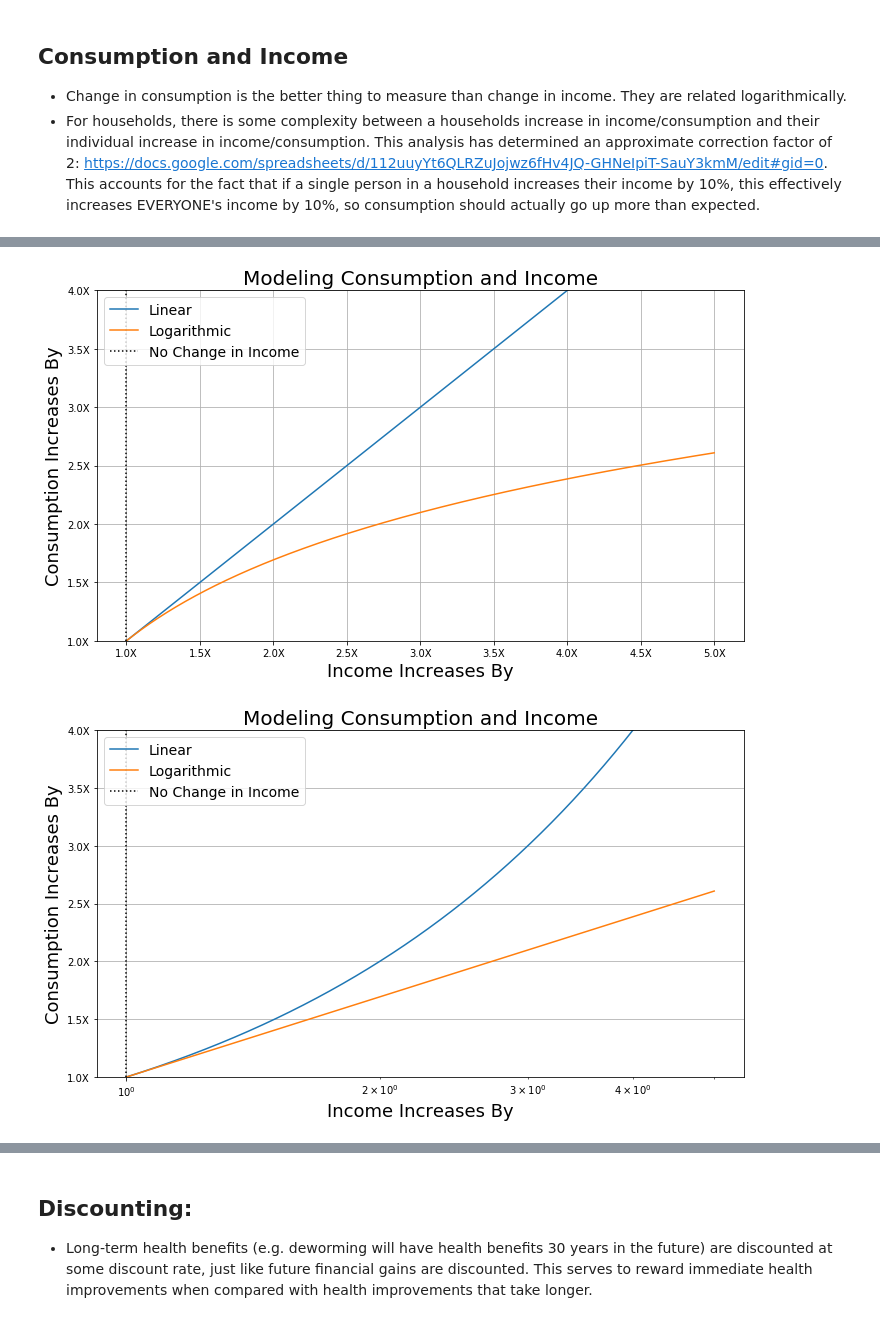
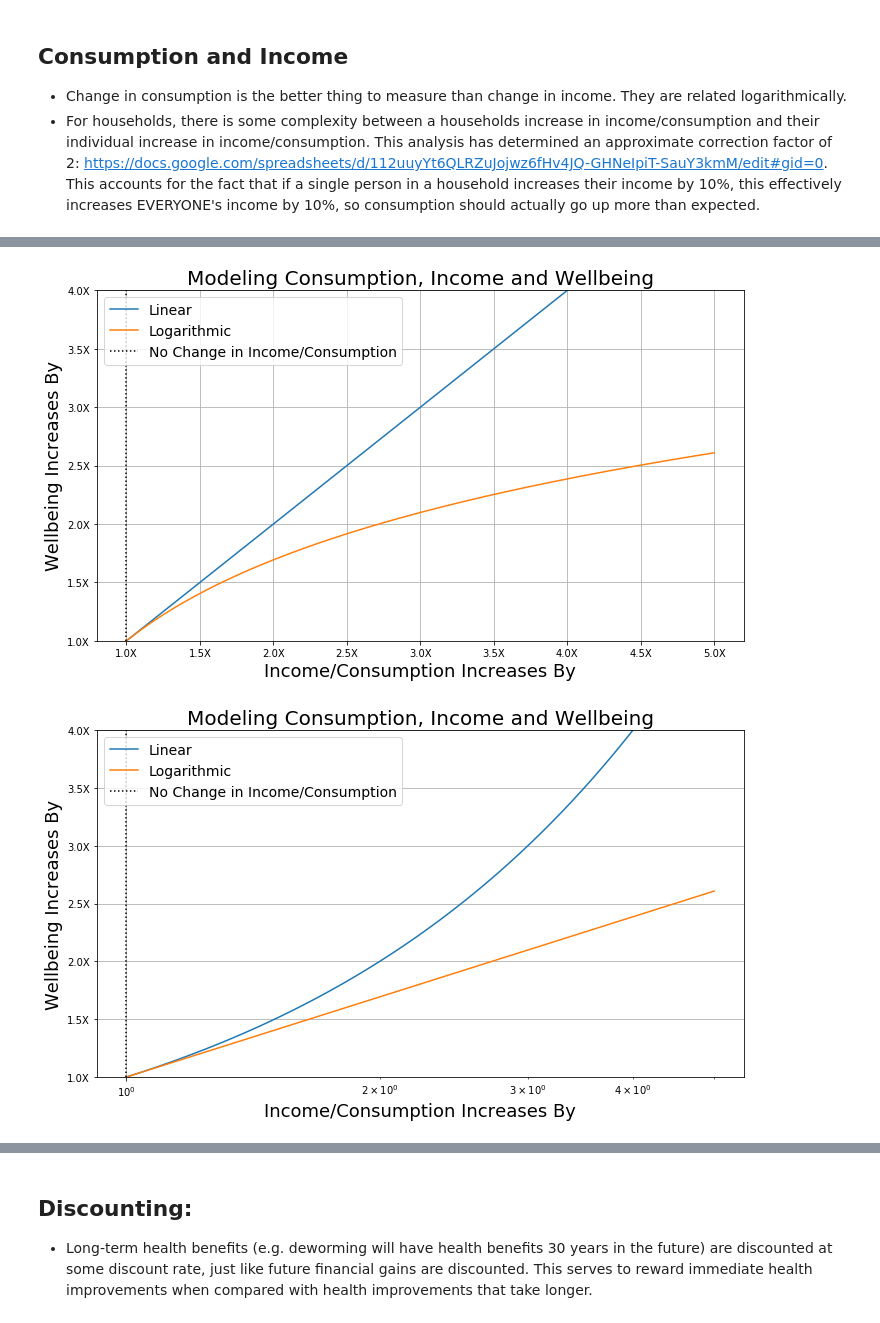
Before and after one commit to robinovitch61/givewell, a Jupyter notebook: draft_notebook.ipynb, the cells around one changed output, grey strips where cells are left out. Saved outputs shown, nothing was run; the diff lists cells and outputs as text; code cells hidden in the pictures.

```diff
--- a/draft_notebook.ipynb
+++ b/draft_notebook.ipynb
@@ -40,0 +77,16 @@ import pandas as pd
+# %%
+with plt.xkcd():
+    fig, ax = plt.subplots(figsize=(10,6))
+    max_x = 5
+    cons = np.linspace(1, max_x, 1000)
+    log_cons = np.log(cons)
+    value = cons
+    ax.set_xscale('log')
+    ax.set_xticks([1, 2, 3, 4])
+    ax.set_xticklabels([None, None, None, None])
+    ax.set_yticklabels([])
+#     ax.get_xaxis().set_major_formatter(matplotlib.ticker.NullFormatter())
+    ax.plot(value, log_cons)
+    ax.set_xlabel('log(consumption)', fontsize=24)
+    ax.set_ylabel('well-being', fontsize=24)
+    ax.set_title("linear returns of log(consumption)", fontsize=28)
@@ -41,5 +95,21 @@ import pandas as pd
+# %%
+with plt.xkcd():
+    fig, ax = plt.subplots(figsize=(10,6))
+    max_x = 5
+    cons = np.linspace(1, max_x, 1000)
+    log_cons = np.log(cons)
+    value = cons
+    ax.set_xscale('log')
+    ax.set_xticks([1, 2, 3, 4])
+    ax.set_xticklabels([None, None, None, None])
+    ax.set_yticklabels([])
+#     ax.get_xaxis().set_major_formatter(matplotlib.ticker.NullFormatter())
+    ax.plot(value, log_cons)
+    ax.set_xlabel('log(consumption)', fontsize=24)
+    ax.set_ylabel('well-being', fontsize=24)
+    ax.set_title("linear returns of log(consumption)", fontsize=28)
 # %%
-def plot_consumption_income(linlog=False):
+def plot_wellbeing(linlog=False):
     max_x = 5
     x = np.linspace(1, max_x, 1000)
     y_linear = x
@@ -47,12 +117,12 @@ def plot_consumption_income(linlog=False):
 
     fig, ax = plt.subplots(figsize=(10,6))
     ax.set_title("Modeling Consumption, Income and Wellbeing", fontsize=20)
-    ax.set_xlabel("Income Increases By", fontsize=18)
-    ax.set_ylabel("Consumption Increases By", fontsize=18)
+    ax.set_xlabel("Income/Consumption Increases By", fontsize=18)
+    ax.set_ylabel("Wellbeing Increases By", fontsize=18)
 
     ax.plot(x, y_linear, label="Linear")
     ax.plot(x, y_log, label="Logarithmic")
-    ax.axvline(1, color="k", ls=":", label="No Change in Income")
+    ax.axvline(1, color="k", ls=":", label="No Change in Income/Consumption")
 
     xstep = 0.5
     xticks = np.arange(1, max_x+xstep, xstep)
@@ -73,10 +143,10 @@ def plot_consumption_income(linlog=False):
 
     plt.tight_layout();
 # %%
-plot_consumption_income(linlog=False)
+plot_wellbeing(linlog=False)
 # %% [output]
-[figure, old version]
+[figure, new version]
 # %%
-plot_consumption_income(linlog=True)
+plot_wellbeing(linlog=True)
 # %% [output]
-[figure, old version]
+[figure, new version]
```
Also changed, not shown: parts of 8 cells of this notebook, 1 other file.
